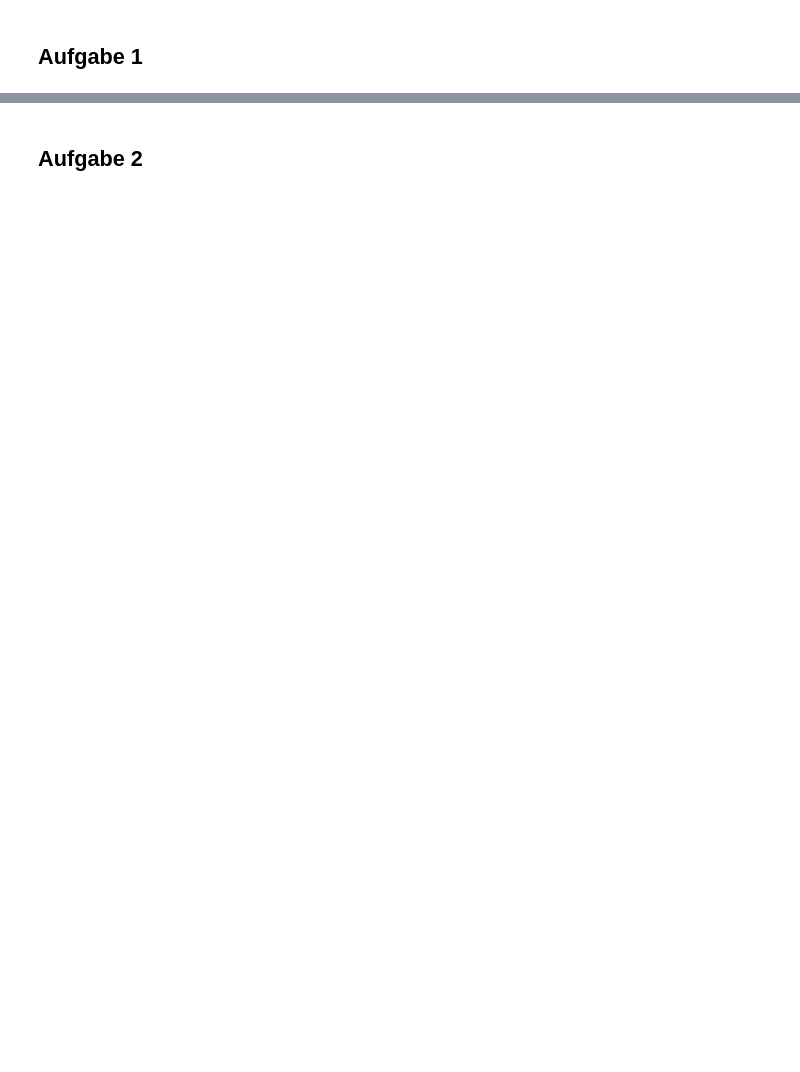
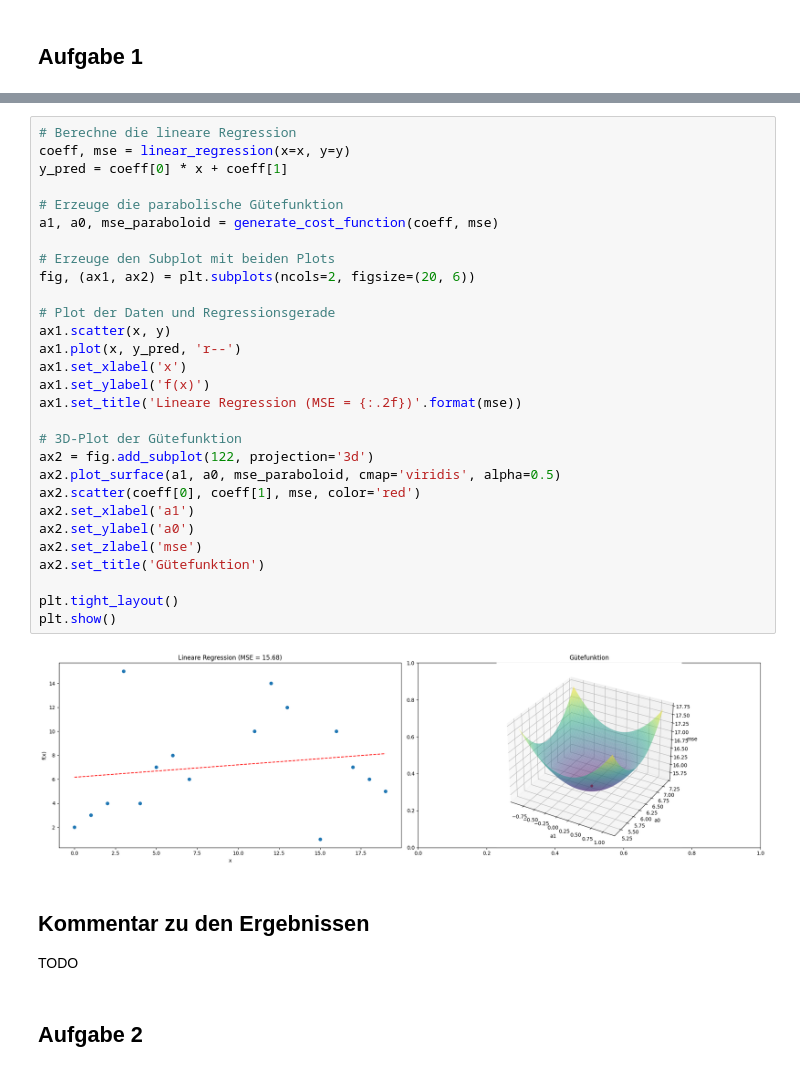
Before and after one commit to simonsymhoven/pattern-matching-machine-learning, a Jupyter notebook: blatt-4/aufgabe-1-2.ipynb, the cells around one changed output, grey strips where cells are left out. Saved outputs shown, nothing was run; the diff lists cells and outputs as text; blank space fills up the shorter version.

```diff
--- a/blatt-4/aufgabe-1-2.ipynb
+++ b/blatt-4/aufgabe-1-2.ipynb
@@ -24,2 +109,37 @@ plt.show()
+# %%
+# Berechne die lineare Regression
+coeff, mse = linear_regression(x=x, y=y)
+y_pred = coeff[0] * x + coeff[1]
+
+# Erzeuge die parabolische Gütefunktion
+a1, a0, mse_paraboloid = generate_cost_function(coeff, mse)
+
+# Erzeuge den Subplot mit beiden Plots
+fig, (ax1, ax2) = plt.subplots(ncols=2, figsize=(20, 6))
+
+# Plot der Daten und Regressionsgerade
+ax1.scatter(x, y)
+ax1.plot(x, y_pred, 'r--')
+ax1.set_xlabel('x')
+ax1.set_ylabel('f(x)')
+ax1.set_title('Lineare Regression (MSE = {:.2f})'.format(mse))
+
+# 3D-Plot der Gütefunktion
+ax2 = fig.add_subplot(122, projection='3d')
+ax2.plot_surface(a1, a0, mse_paraboloid, cmap='viridis', alpha=0.5)
+ax2.scatter(coeff[0], coeff[1], mse, color='red')
+ax2.set_xlabel('a1')
+ax2.set_ylabel('a0')
+ax2.set_zlabel('mse')
+ax2.set_title('Gütefunktion')
+
+plt.tight_layout()
+plt.show()
+# %% [output]
+[figure, added]
+# %% [markdown]
+## Kommentar zu den Ergebnissen
+
+TODO
 # %% [markdown]
 ## Aufgabe 2
```
Also changed, not shown: parts of 5 cells of this notebook.
